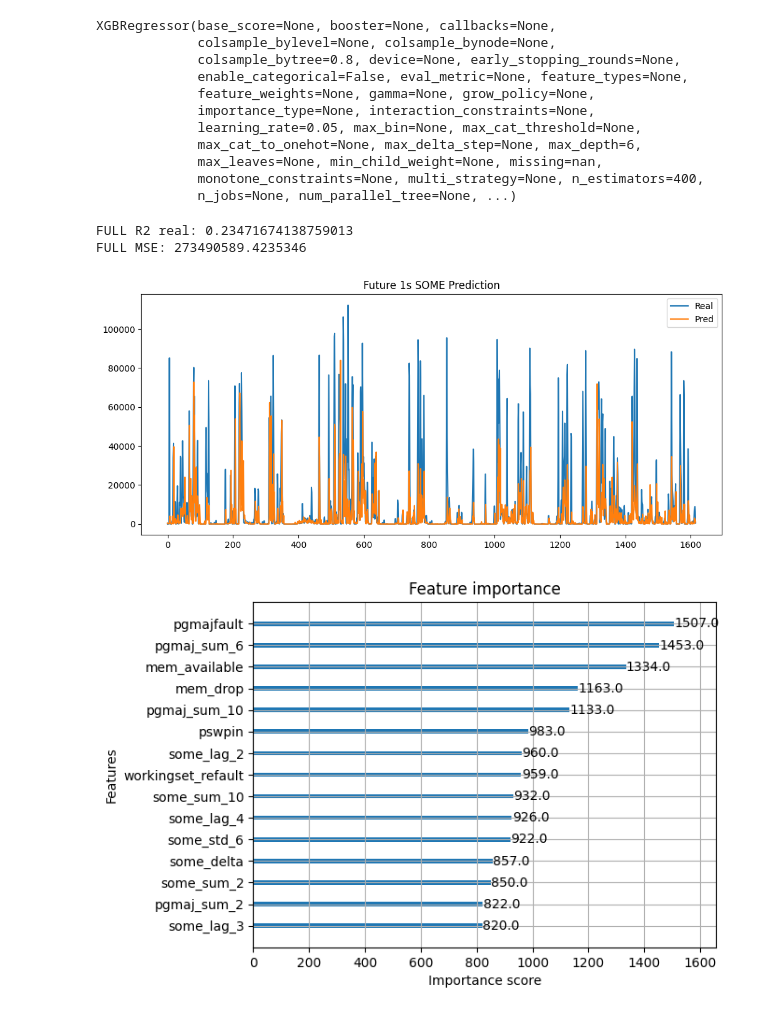
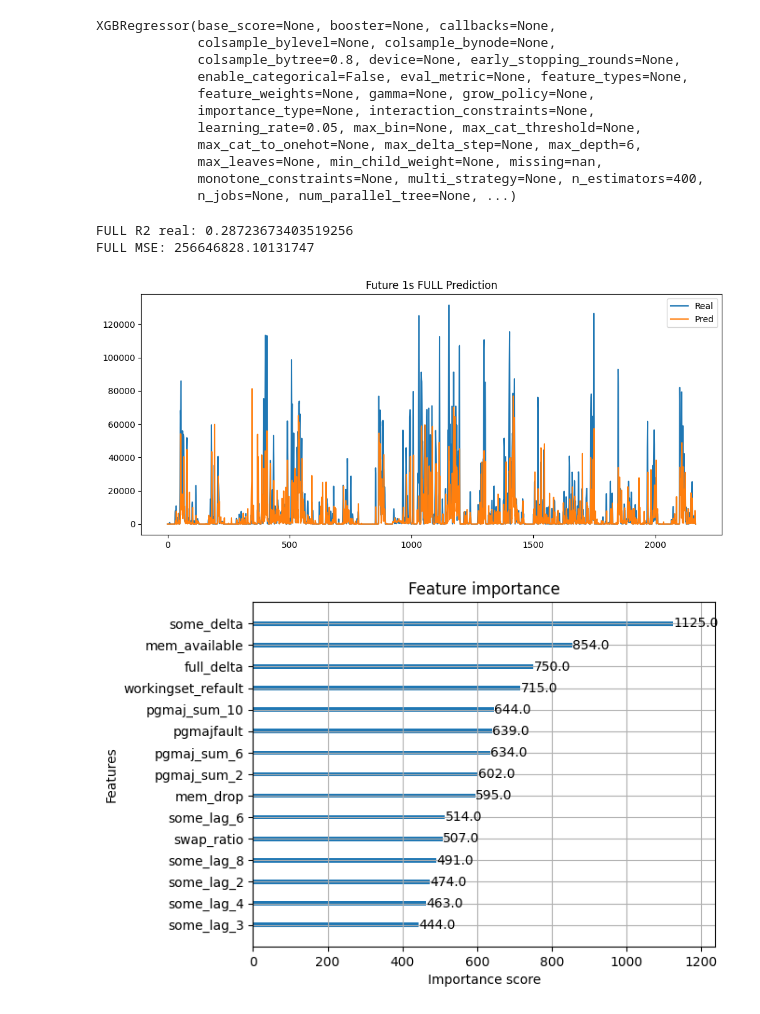
Before and after one commit to BillabongJumbuck/XGboost_PSI, a Jupyter notebook: train/xgboost_full.ipynb, the cells around one changed output. Drawn from its saved outputs; the diff is of its cells as text; code cells hidden in the pictures.

```diff
--- a/train/xgboost_full.ipynb
+++ b/train/xgboost_full.ipynb
@@ -4,16 +4,7 @@ import numpy as np
 import xgboost as xgb
 from sklearn.metrics import r2_score, mean_squared_error
 # %%
-# 读取处理后的数据（原始 + 抖音）
-df1 = pd.read_csv("../processed_data/processed_psi_data.csv")
-df2 = pd.read_csv("../processed_data/processed_psi_douyin.csv")
-
-# 取共同列合并
-common_cols = list(set(df1.columns) & set(df2.columns))
-df = pd.concat([df1[common_cols], df2[common_cols]], ignore_index=True)
-print(f"原始: {len(df1)} 行, 抖音: {len(df2)} 行, 合并: {len(df)} 行")
-
-# 只使用抖音数据
-# df = df1[common_cols]
-# print(f"使用抖音数据: {len(df)} 行")
+# 只读取抖音处理后数据
+df = pd.read_csv("../processed_data/processed_psi_douyin.csv")
+print(f"使用抖音数据: {len(df)} 行")
 # %% [output]
@@ -21,8 +12,3 @@ print(f"原始: {len(df1)} 行, 抖音: {len(df2)} 行, 合并: {len(df)} 行")
 # %%
-# 添加lag特征
-for lag in [1, 2, 3, 4]:
-    df[f"some_lag_{lag}"] = df["some_delta"].shift(lag)
-    df[f"pgscan_lag_{lag}"] = df["pgscan_direct"].shift(lag)
-
-# 删除因shift产生的NaN行
-df = df.dropna().reset_index(drop=True)
+# 特征工程已统一放在 data_process 中，这里不再重复构造
+print(f"当前可用列数: {len(df.columns)}")
@@ -85,23 +73,23 @@ y_real = np.expm1(y_test)
 print("FULL R2 real:", r2_score(y_real, pred_real))
 print("FULL MSE:", mean_squared_error(np.expm1(y_test), np.expm1(pred)))
 # %% [output]
-FULL R2 real: 0.23471674138759013
-FULL MSE: 273490589.4235346
+FULL R2 real: 0.28723673403519256
+FULL MSE: 256646828.10131747
 # %%
 # 画图
 import matplotlib.pyplot as plt
 
 plt.figure(figsize=(12,5))
 plt.plot(np.expm1(y_test.values), label="Real")
 plt.plot(np.expm1(pred), label="Pred")
 plt.legend()
-plt.title("Future 1s SOME Prediction")
+plt.title("Future 1s FULL Prediction")
 plt.show()
 # %% [output]
-[figure, old version]
+[figure, new version]
 # %%
 # 特征重要性
 xgb.plot_importance(model, max_num_features=15)
 plt.show()
 # %% [output]
-[figure, old version]
+[figure, new version]
```
Also changed, not shown: parts of 2 cells of this notebook, 24 other files.
